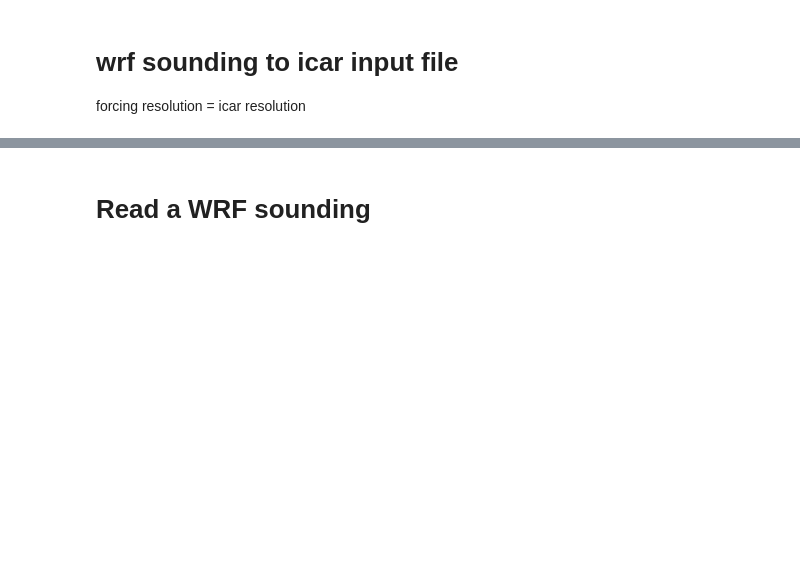
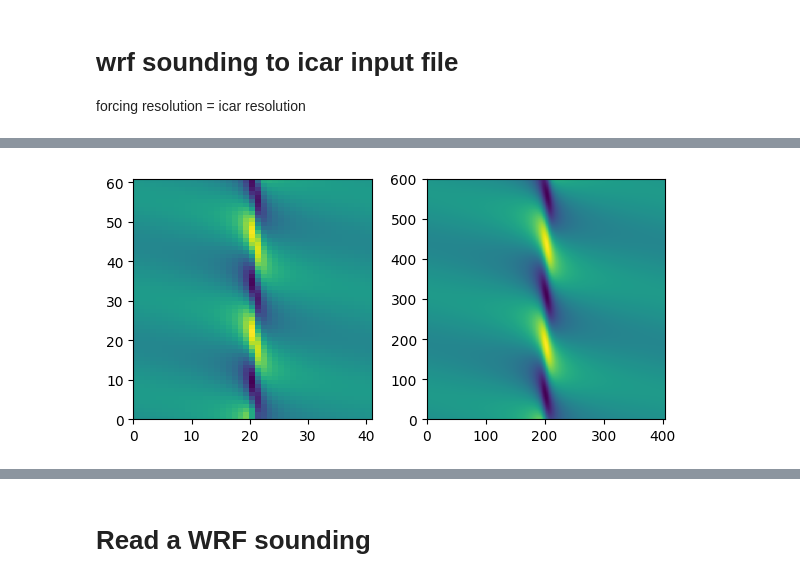
Before and after one commit to johanneshorak/ICAR-idealized_input, a Jupyter notebook: wrf_sounding.ipynb, the cells around one changed output, grey strips where cells are left out. Cells and saved outputs as stored; diff of their text form; code cells hidden in the pictures; blank space fills up the shorter version.

```diff
--- a/wrf_sounding.ipynb
+++ b/wrf_sounding.ipynb
@@ -362,0 +363,15 @@ for k in range(nx):
+# %%
+Nx_ciscs = len(ciscs_ds.west_east)
+
+# calculate offset of calinsol fields to hr fields
+# the following assumes that hgt_m has more horizontal entries than ciscs_ds.topo
+nxmax_h_hr  = np.where(hgt_m[0,:] == np.amax(hgt_m[0,:]))[0][0]
+nxmax_h_cis = np.where(ciscs_ds.topo == np.amax(ciscs_ds.topo))[0][0]
+dnmax_h = nxmax_h_hr-nxmax_h_cis
+print('offset between topography maxima: {:n} - {:n} = {:n}'.format(nxmax_h_hr,nxmax_h_cis,nxmax_h_hr-nxmax_h_cis))
+delta_topos = np.sum(hgt_m[0,dnmax_h:-dnmax_h+1]-ciscs_ds.topo.values)
+
+if delta_topos != 0:
+    print('WARNING: TOPOGRAPHIES POTENTIALLY DIFFERENT? Delta = {:f}'.format(delta_topos))
+else:
+    print('topographies seem to overlap, Delta = 0, all good')
@@ -362,0 +387,24 @@ for k in range(nx):
+# %%
+pp_lr  = np.zeros(ny_lr*nx_lr*nlvls).reshape(nlvls,ny_lr,nx_lr) # set
+dk_offset = int(dnmax_h/nrx)
+for i in range(ny_lr):
+    for k in range(dk_offset,nx_lr):
+        kcis = (k-dk_offset)*nrx
+        #print(kcis,' ',k,' ',nrx,' ',dnmax_h)
+        if kcis >= Nx_ciscs:
+            kcis = Nx_ciscs-1
+        if kcis <= 0:
+            kcis = 0
+        pp_cis = np.interp(z_arr[::nrz],ciscs_ds.z[:,kcis],ciscs_ds.p[:,kcis])
+        pp_lr[:,i,k] = pp_cis
+        #if k == 20:
+        #    break
+    #if k == 20:
+    #    break
+# %%
+f,axarr = plt.subplots(1,2,figsize=(6,3),dpi=100)
+axarr[0].pcolormesh(pp_lr[:,0,:])
+axarr[1].pcolormesh(ciscs_ds.p)
+plt.tight_layout()
+# %% [output]
+[figure, added]
```
Also changed, not shown: parts of 23 cells of this notebook.
